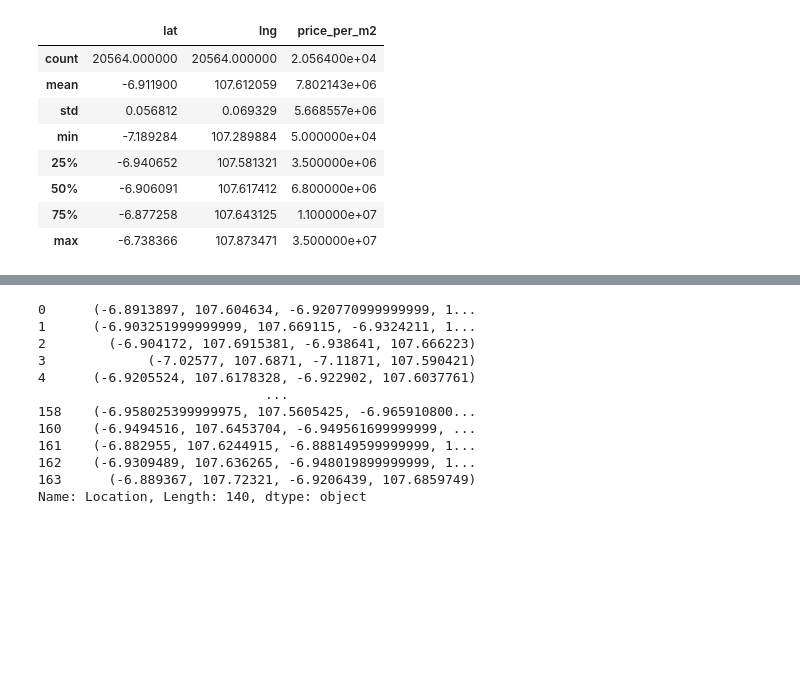
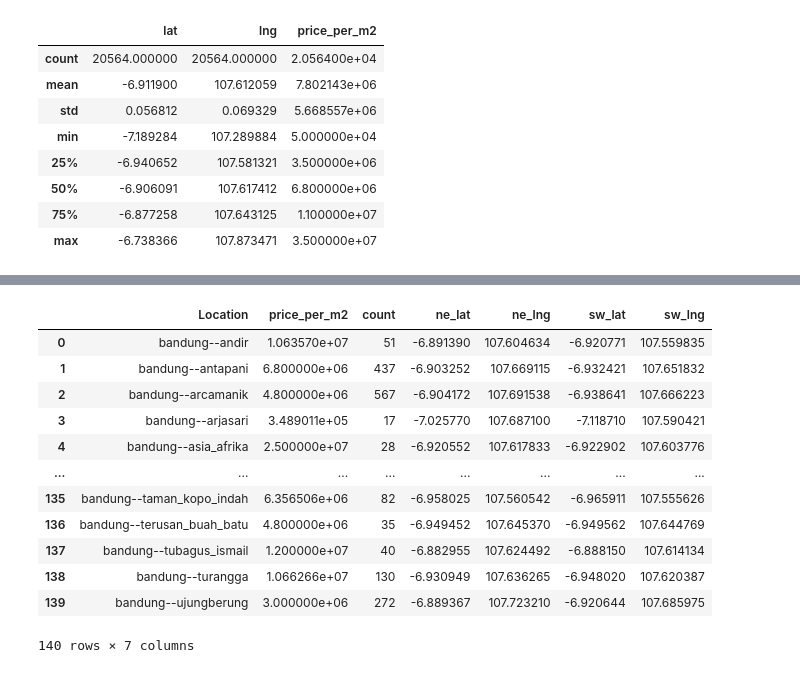
Before and after one commit to rafidamr/house-scorer, a Jupyter notebook: data_collector/wrangler-eda-v2.ipynb, the cells around one changed output, grey strips where cells are left out. Saved outputs shown, nothing was run; the diff lists cells and outputs as text; code cells hidden in the pictures; blank space fills up the shorter version.

```diff
--- a/data_collector/wrangler-eda-v2.ipynb
+++ b/data_collector/wrangler-eda-v2.ipynb
@@ -195,39 +195,41 @@ traindata_bounds
 140 rows × 3 columns
 # %%
 def get_bounds(loc_str: str):
-    TotalSamples = 100
     with open(f'files/json/{loc_str}.json', 'r') as f:
         arr = json.load(f)
         count_bounds = 0
         min_bounds_id = 0
         min_bounds = float('inf')
         for i, loc in enumerate(arr):
             if ('bounds' in loc['geometry']):
                 count_bounds += 1
                 ne, sw = loc['geometry']['bounds'].values()
                 h, w = np.array(list(ne.values())) - np.array(list(sw.values()))
                 if h * w < min_bounds:
                     min_bounds = h * w
                     min_bounds_id = i
         if count_bounds == 0:
             LatPointExtra = LngPointExtra = 0.00406
             lat, lng = arr[0]['geometry']['location'].values()
             return lat + LatPointExtra, lng + LngPointExtra, lat - LatPointExtra, lng - LngPointExtra
         else:
             ne, sw = arr[min_bounds_id]['geometry']['bounds'].values()
             return ne['lat'], ne['lng'], sw['lat'], sw['lng']
 
-traindata_bounds['Location'].apply(get_bounds)
+bounds = pd.DataFrame(traindata_bounds['Location'].apply(get_bounds).to_list(), columns=['ne_lat', 'ne_lng', 'sw_lat', 'sw_lng'])
+traindata_bounds = pd.concat([traindata_bounds, bounds], axis=1)
+traindata_bounds
 # %% [output]
+|  | Location | price_per_m2 | count | ne_lat | ne_lng | sw_lat | sw_lng |
+| 0 | bandung--andir | 1.063570e+07 | 51 | -6.891390 | 107.604634 | -6.920771 | 107.559835 |
+| 1 | bandung--antapani | 6.800000e+06 | 437 | -6.903252 | 107.669115 | -6.932421 | 107.651832 |
+| 2 | bandung--arcamanik | 4.800000e+06 | 567 | -6.904172 | 107.691538 | -6.938641 | 107.666223 |
+| 3 | bandung--arjasari | 3.489011e+05 | 17 | -7.025770 | 107.687100 | -7.118710 | 107.590421 |
+| 4 | bandung--asia_afrika | 2.500000e+07 | 28 | -6.920552 | 107.617833 | -6.922902 | 107.603776 |
+| ... | ... | ... | ... | ... | ... | ... | ... |
+| 135 | bandung--taman_kopo_indah | 6.356506e+06 | 82 | -6.958025 | 107.560542 | -6.965911 | 107.555626 |
+| 136 | bandung--terusan_buah_batu | 4.800000e+06 | 35 | -6.949452 | 107.645370 | -6.949562 | 107.644769 |
+| 137 | bandung--tubagus_ismail | 1.200000e+07 | 40 | -6.882955 | 107.624492 | -6.888150 | 107.614134 |
+| 138 | bandung--turangga | 1.066266e+07 | 130 | -6.930949 | 107.636265 | -6.948020 | 107.620387 |
+| 139 | bandung--ujungberung | 3.000000e+06 | 272 | -6.889367 | 107.723210 | -6.920644 | 107.685975 |
-0      (-6.8913897, 107.604634, -6.920770999999999, 1...
-1      (-6.903251999999999, 107.669115, -6.9324211, 1...
-2        (-6.904172, 107.6915381, -6.938641, 107.666223)
-3             (-7.02577, 107.6871, -7.11871, 107.590421)
-4      (-6.9205524, 107.6178328, -6.922902, 107.6037761)
-                             ...
-158    (-6.958025399999975, 107.5605425, -6.965910800...
-160    (-6.9494516, 107.6453704, -6.949561699999999, ...
-161    (-6.882955, 107.6244915, -6.888149599999999, 1...
-162    (-6.9309489, 107.636265, -6.948019899999999, 1...
-163      (-6.889367, 107.72321, -6.9206439, 107.6859749)
-Name: Location, Length: 140, dtype: object
+140 rows × 7 columns
```
Also changed, not shown: parts of 2 cells of this notebook, 1 other file.
